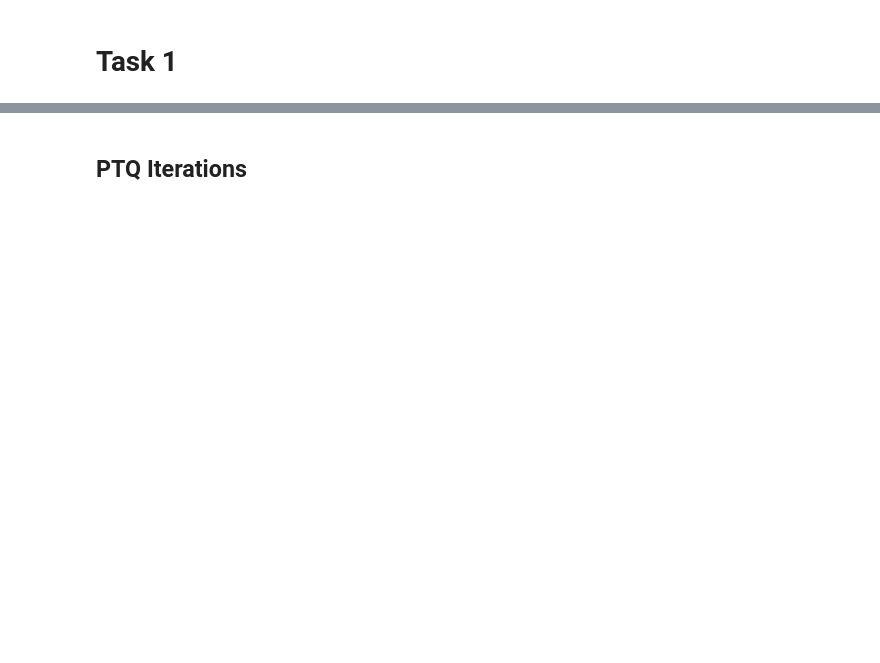
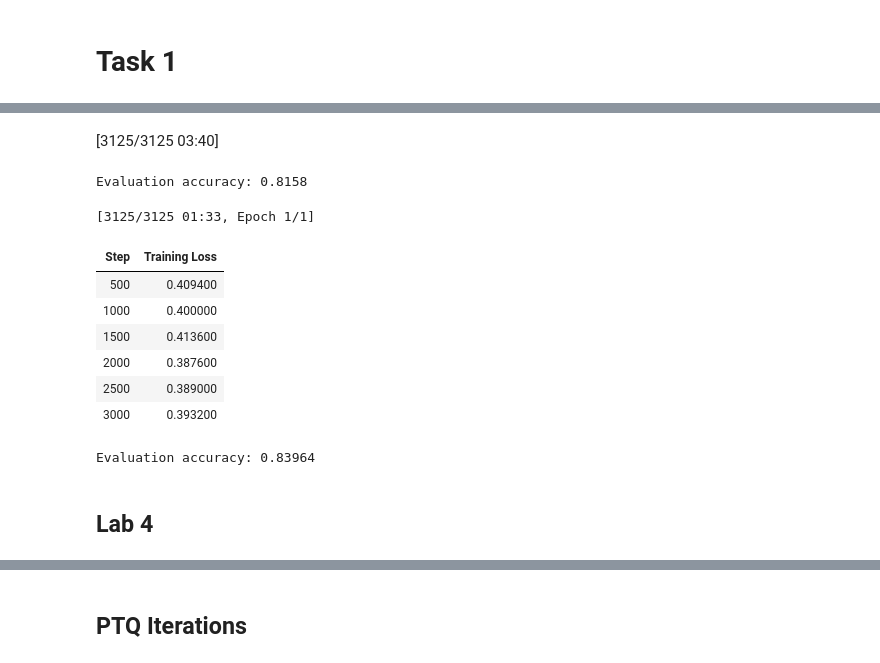
Before and after one commit to rahgun04/ELEC70109-Advanced-Deep-Learning-Systems, a Jupyter notebook: labs/Lab1.ipynb, the cells around one changed output, grey strips where cells are left out. Cells and saved outputs as stored; diff of their text form; code cells hidden in the pictures; blank space fills up the shorter version.

```diff
--- a/labs/Lab1.ipynb
+++ b/labs/Lab1.ipynb
@@ -68,0 +57,57 @@ WARNING  Node getattr_2 not found in loaded metadata.
+# %%
+import chop.passes as passes
+
+quantization_config = {
+    "by": "type",
+    "default": {
+        "config": {
+            "name": None,
+        }
+    },
+    "linear": {
+        "config": {
+            "name": "integer",
+            # data
+            "data_in_width": 8,
+            "data_in_frac_width": 4,
+            # weight
+            "weight_width": 8,
+            "weight_frac_width": 4,
+            # bias
+            "bias_width": 8,
+            "bias_frac_width": 4,
+        }
+    },
+}
+
+mg, _ = passes.quantize_transform_pass(
+    mg,
+    pass_args=quantization_config,
+)
+
+trainer = get_trainer(
+    model=mg.model,
+    tokenized_dataset=dataset,
+    tokenizer=tokenizer,
+    evaluate_metric="accuracy",
+)
+eval_results = trainer.evaluate()
+print(f"Evaluation accuracy: {eval_results['eval_accuracy']}")
+# %% [output]
+[3125/3125 03:40]
+Evaluation accuracy: 0.8158
+# %%
+# Evaluate accuracy
+trainer.train()
+eval_results = trainer.evaluate()
+print(f"Evaluation accuracy: {eval_results['eval_accuracy']}")
+# %% [output]
+[3125/3125 01:33, Epoch 1/1]
+| Step | Training Loss |
+| 500 | 0.409400 |
+| 1000 | 0.400000 |
+| 1500 | 0.413600 |
+| 2000 | 0.387600 |
+| 2500 | 0.389000 |
+| 3000 | 0.393200 |
+Evaluation accuracy: 0.83964
@@ -68,0 +118,2 @@ WARNING  Node getattr_2 not found in loaded metadata.
+# %% [markdown]
+## Lab 4
```
Also changed, not shown: parts of 7 cells of this notebook, 8 other files.
